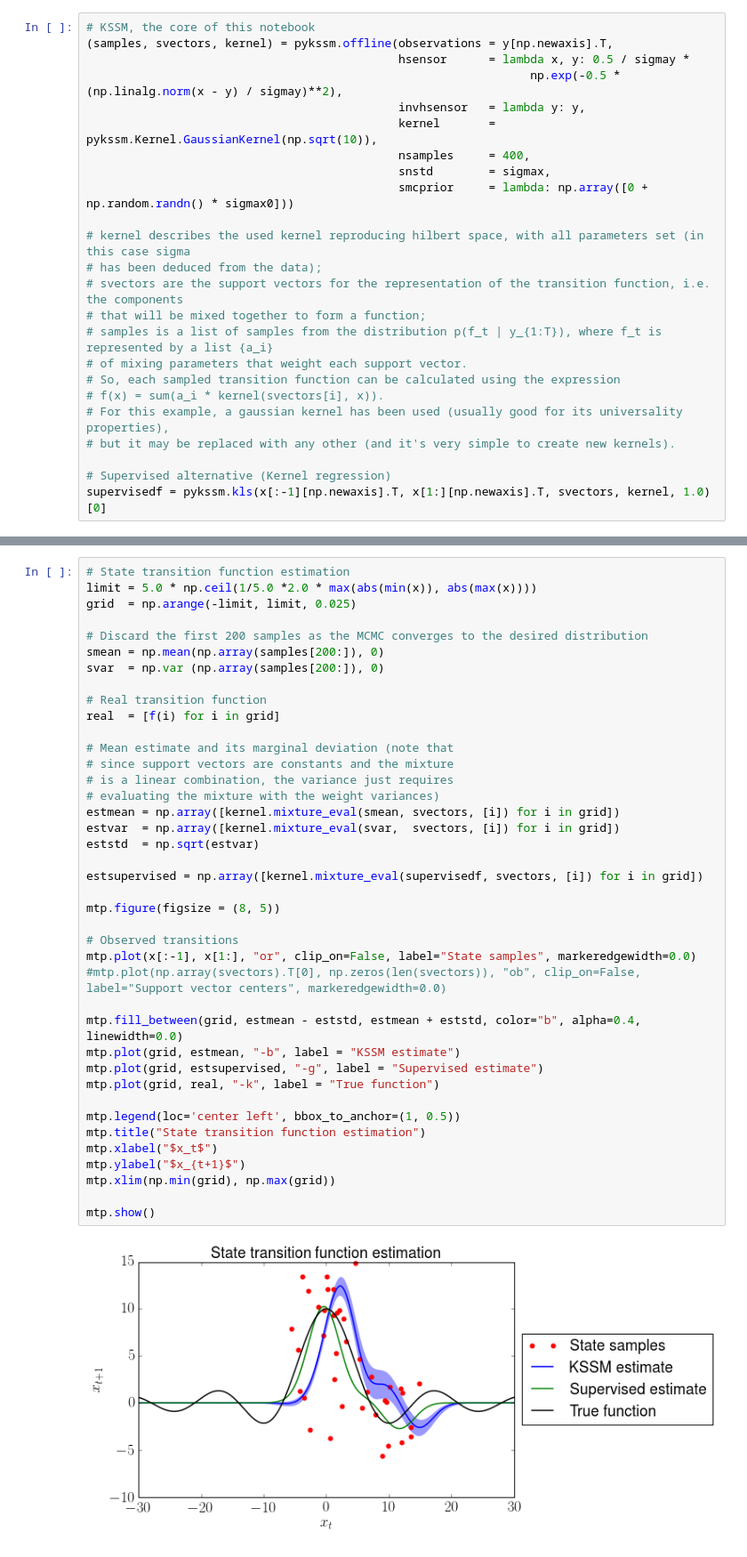
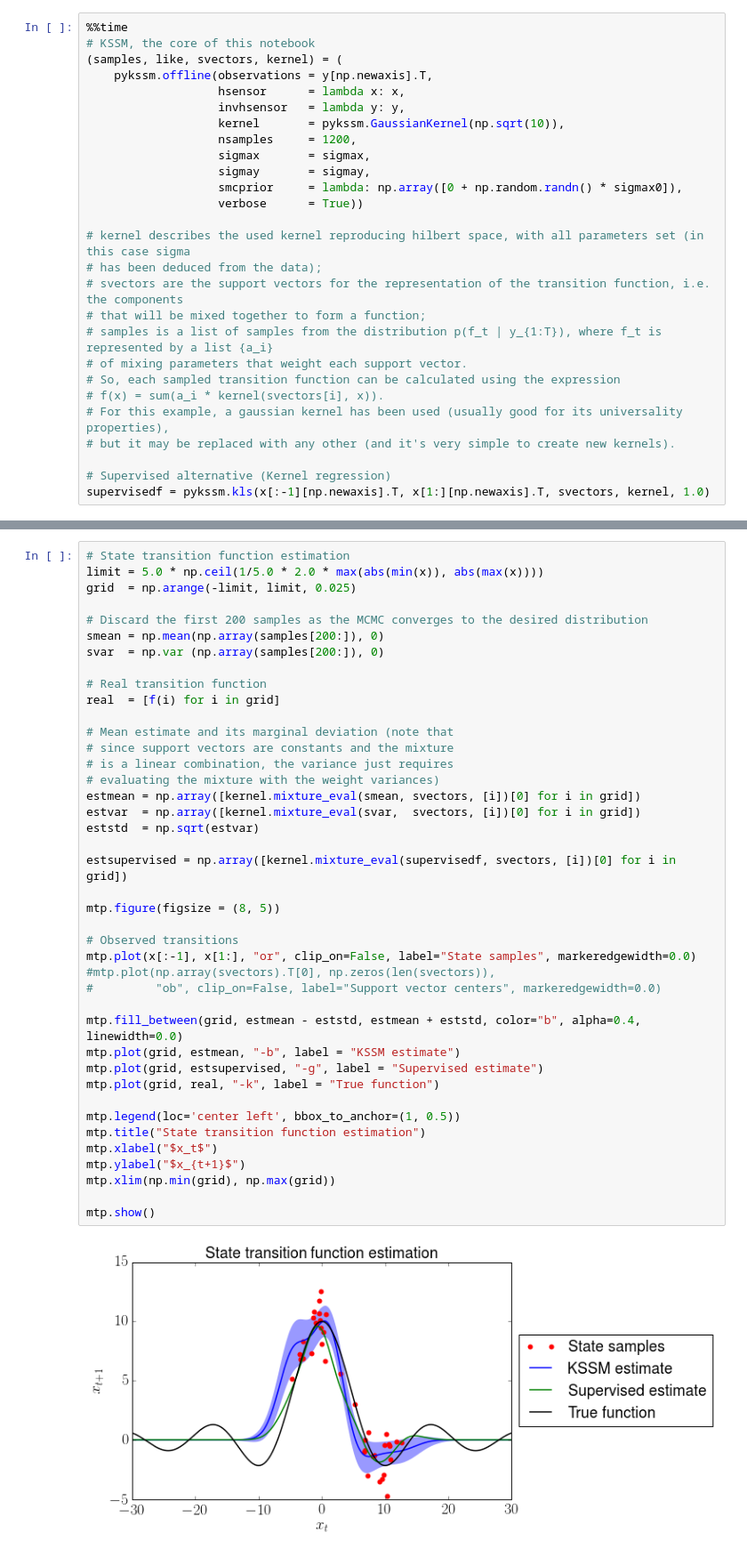
Before and after one commit to afalchetti/pykssm, a Jupyter notebook: demo/Kernel State-Space Modelling.ipynb, the cells around one changed output, grey strips where cells are left out. Shown at 89% size. Saved outputs shown, nothing was run; the diff lists cells and outputs as text.

```diff
--- a/demo/Kernel State-Space Modelling.ipynb
+++ b/demo/Kernel State-Space Modelling.ipynb
@@ -58,13 +92,16 @@ mtp.show()
 # %%
+%%time
 # KSSM, the core of this notebook
-(samples, svectors, kernel) = pykssm.offline(observations = y[np.newaxis].T,
-                                             hsensor      = lambda x, y: 0.5 / sigmay *
-                                                                np.exp(-0.5 * (np.linalg.norm(x - y) / sigmay)**2),
-                                             invhsensor   = lambda y: y,
-                                             kernel       = pykssm.Kernel.GaussianKernel(np.sqrt(10)),
-                                             nsamples     = 400,
-                                             snstd        = sigmax,
-                                             smcprior     = lambda: np.array([0 + np.random.randn() * sigmax0]))
+(samples, like, svectors, kernel) = (
+    pykssm.offline(observations = y[np.newaxis].T,
+                   hsensor      = lambda x: x,
+                   invhsensor   = lambda y: y,
+                   kernel       = pykssm.GaussianKernel(np.sqrt(10)),
+                   nsamples     = 1200,
+                   sigmax       = sigmax,
+                   sigmay       = sigmay,
+                   smcprior     = lambda: np.array([0 + np.random.randn() * sigmax0]),
+                   verbose      = True))
 
 # kernel describes the used kernel reproducing hilbert space, with all parameters set (in this case sigma
 # has been deduced from the data);
@@ -78,4 +115,4 @@ mtp.show()
 # but it may be replaced with any other (and it's very simple to create new kernels).
 
 # Supervised alternative (Kernel regression)
-supervisedf = pykssm.kls(x[:-1][np.newaxis].T, x[1:][np.newaxis].T, svectors, kernel, 1.0)[0]
+supervisedf = pykssm.kls(x[:-1][np.newaxis].T, x[1:][np.newaxis].T, svectors, kernel, 1.0)
@@ -82,6 +137,6 @@ supervisedf = pykssm.kls(x[:-1][np.newaxis].T, x[1:][np.newaxis].T, svectors, ke
 # %%
 # State transition function estimation
-limit = 5.0 * np.ceil(1/5.0 *2.0 * max(abs(min(x)), abs(max(x))))
+limit = 5.0 * np.ceil(1/5.0 * 2.0 * max(abs(min(x)), abs(max(x))))
 grid  = np.arange(-limit, limit, 0.025)
 
 # Discard the first 200 samples as the MCMC converges to the desired distribution
@@ -89,37 +144,38 @@ smean = np.mean(np.array(samples[200:]), 0)
 svar  = np.var (np.array(samples[200:]), 0)
 
 # Real transition function
 real  = [f(i) for i in grid]
 
 # Mean estimate and its marginal deviation (note that
 # since support vectors are constants and the mixture
 # is a linear combination, the variance just requires
 # evaluating the mixture with the weight variances)
-estmean = np.array([kernel.mixture_eval(smean, svectors, [i]) for i in grid])
-estvar  = np.array([kernel.mixture_eval(svar,  svectors, [i]) for i in grid])
+estmean = np.array([kernel.mixture_eval(smean, svectors, [i])[0] for i in grid])
+estvar  = np.array([kernel.mixture_eval(svar,  svectors, [i])[0] for i in grid])
 eststd  = np.sqrt(estvar)
 
-estsupervised = np.array([kernel.mixture_eval(supervisedf, svectors, [i]) for i in grid])
+estsupervised = np.array([kernel.mixture_eval(supervisedf, svectors, [i])[0] for i in grid])
 
 mtp.figure(figsize = (8, 5))
 
 # Observed transitions
 mtp.plot(x[:-1], x[1:], "or", clip_on=False, label="State samples", markeredgewidth=0.0)
-#mtp.plot(np.array(svectors).T[0], np.zeros(len(svectors)), "ob", clip_on=False, label="Support vector centers", markeredgewidth=0.0)
+#mtp.plot(np.array(svectors).T[0], np.zeros(len(svectors)),
+#         "ob", clip_on=False, label="Support vector centers", markeredgewidth=0.0)
 
 mtp.fill_between(grid, estmean - eststd, estmean + eststd, color="b", alpha=0.4, linewidth=0.0)
 mtp.plot(grid, estmean, "-b", label = "KSSM estimate")
 mtp.plot(grid, estsupervised, "-g", label = "Supervised estimate")
 mtp.plot(grid, real, "-k", label = "True function")
 
 mtp.legend(loc='center left', bbox_to_anchor=(1, 0.5))
 mtp.title("State transition function estimation")
 mtp.xlabel("$x_t$")
 mtp.ylabel("$x_{t+1}$")
 mtp.xlim(np.min(grid), np.max(grid))
 
 mtp.show()
 # %% [output]
-[figure, old version]
+[figure, new version]
 # %%
 # Posterior evolution
```
Also changed, not shown: parts of 17 cells of this notebook, 7 other files.
